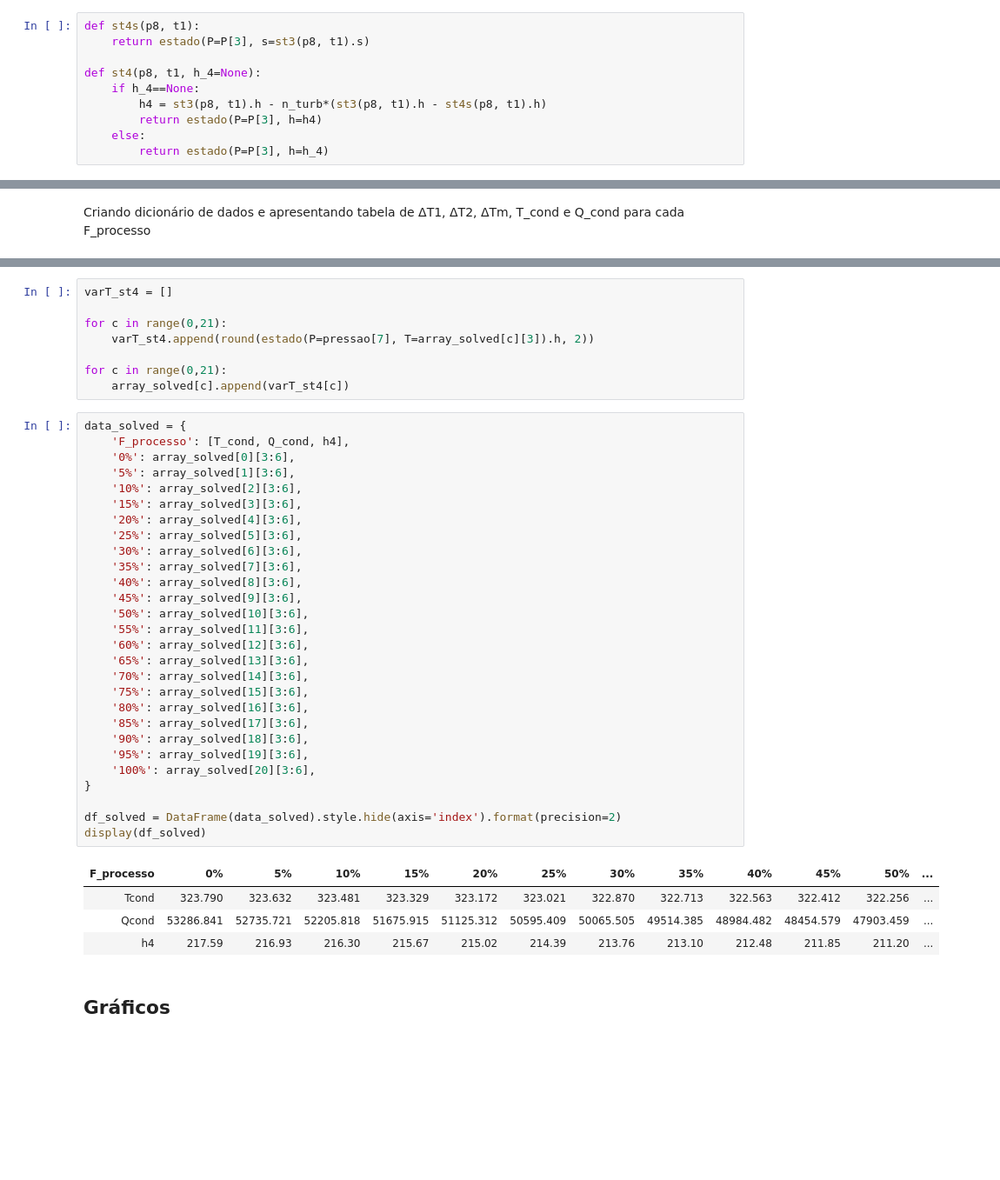
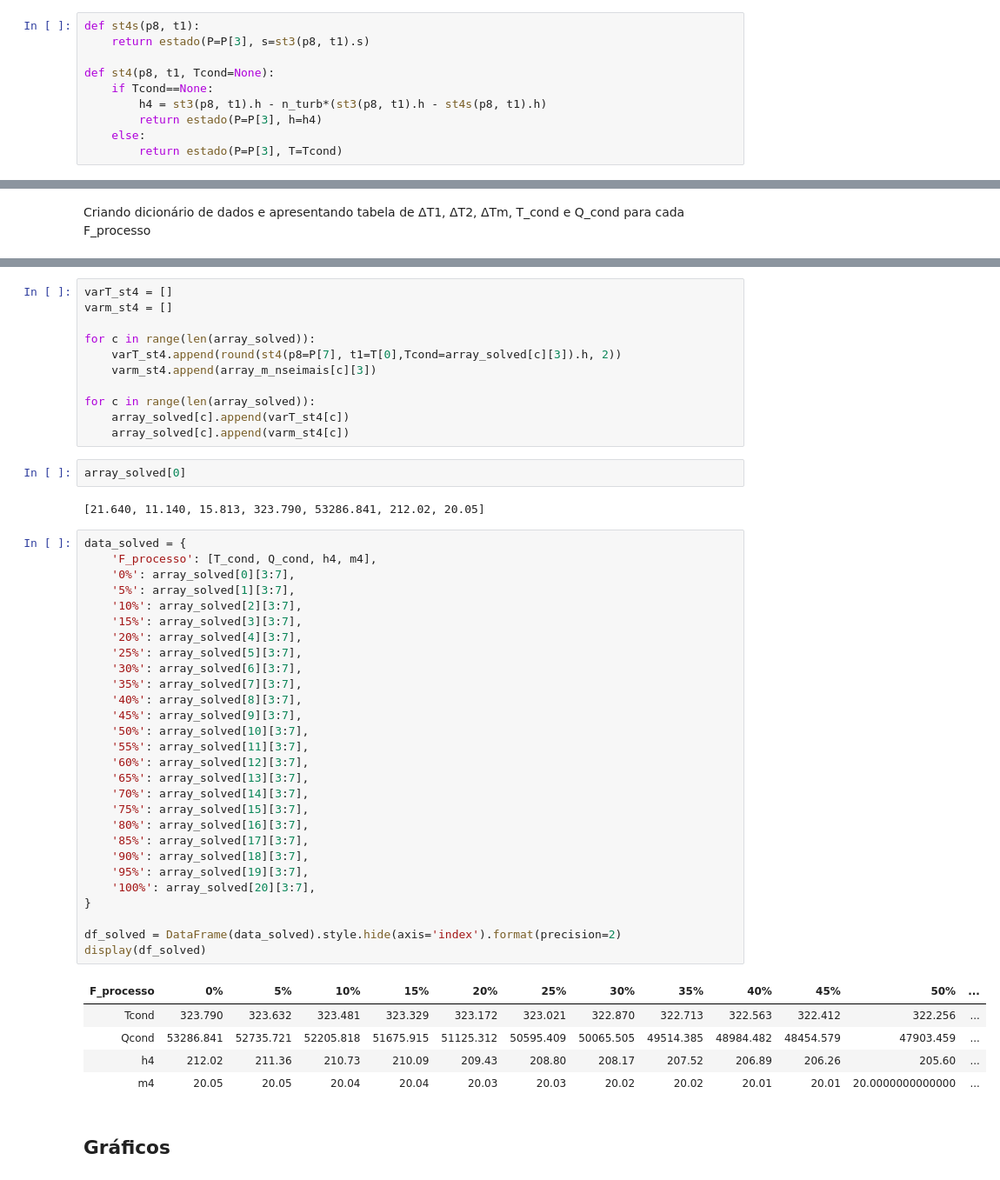
Before and after one commit to luaneng/gdv, a Jupyter notebook: projeto/main.ipynb, the cells around one changed output, grey strips where cells are left out. Shown at 87% size. Drawn from its saved outputs; the diff is of its cells as text; blank space fills up the shorter version.

```diff
--- a/projeto/main.ipynb
+++ b/projeto/main.ipynb
@@ -144,12 +144,12 @@ $$ st_{4}: st_{4}(P_{4}, h_{4}) $$
 def st4s(p8, t1):
     return estado(P=P[3], s=st3(p8, t1).s)
 
-def st4(p8, t1, h_4=None):
-    if h_4==None:
+def st4(p8, t1, Tcond=None):
+    if Tcond==None:
         h4 = st3(p8, t1).h - n_turb*(st3(p8, t1).h - st4s(p8, t1).h)
         return estado(P=P[3], h=h4)
     else:
-        return estado(P=P[3], h=h_4)
+        return estado(P=P[3], T=Tcond)
 # %% [markdown]
 Definindo estados a partir da equação de eficiência isentrópica para bombas
 # %% [markdown]
@@ -648,44 +667,52 @@ Criando dicionário de dados e apresentando tabela de ΔT1, ΔT2, ΔTm, T_cond e
 # %%
 varT_st4 = []
+varm_st4 = []
 
-for c in range(0,21):
-    varT_st4.append(round(estado(P=pressao[7], T=array_solved[c][3]).h, 2))
+for c in range(len(array_solved)):
+    varT_st4.append(round(st4(p8=P[7], t1=T[0],Tcond=array_solved[c][3]).h, 2))
+    varm_st4.append(array_m_nseimais[c][3])
 
-for c in range(0,21):
+for c in range(len(array_solved)):
     array_solved[c].append(varT_st4[c])
+    array_solved[c].append(varm_st4[c])
+# %%
+array_solved[0]
+# %% [output]
+[21.640, 11.140, 15.813, 323.790, 53286.841, 212.02, 20.05]
 # %%
 data_solved = {
-    'F_processo': [T_cond, Q_cond, h4],
-    '0%': array_solved[0][3:6],
-    '5%': array_solved[1][3:6],
-    '10%': array_solved[2][3:6],
-    '15%': array_solved[3][3:6],
-    '20%': array_solved[4][3:6],
-    '25%': array_solved[5][3:6],
-    '30%': array_solved[6][3:6],
-    '35%': array_solved[7][3:6],
-    '40%': array_solved[8][3:6],
-    '45%': array_solved[9][3:6],
-    '50%': array_solved[10][3:6],
-    '55%': array_solved[11][3:6],
-    '60%': array_solved[12][3:6],
-    '65%': array_solved[13][3:6],
-    '70%': array_solved[14][3:6],
-    '75%': array_solved[15][3:6],
-    '80%': array_solved[16][3:6],
-    '85%': array_solved[17][3:6],
-    '90%': array_solved[18][3:6],
-    '95%': array_solved[19][3:6],
-    '100%': array_solved[20][3:6],
+    'F_processo': [T_cond, Q_cond, h4, m4],
+    '0%': array_solved[0][3:7],
+    '5%': array_solved[1][3:7],
+    '10%': array_solved[2][3:7],
+    '15%': array_solved[3][3:7],
+    '20%': array_solved[4][3:7],
+    '25%': array_solved[5][3:7],
+    '30%': array_solved[6][3:7],
+    '35%': array_solved[7][3:7],
+    '40%': array_solved[8][3:7],
+    '45%': array_solved[9][3:7],
+    '50%': array_solved[10][3:7],
+    '55%': array_solved[11][3:7],
+    '60%': array_solved[12][3:7],
+    '65%': array_solved[13][3:7],
+    '70%': array_solved[14][3:7],
+    '75%': array_solved[15][3:7],
+    '80%': array_solved[16][3:7],
+    '85%': array_solved[17][3:7],
+    '90%': array_solved[18][3:7],
+    '95%': array_solved[19][3:7],
+    '100%': array_solved[20][3:7],
 }
 
 df_solved = DataFrame(data_solved).style.hide(axis='index').format(precision=2)
 display(df_solved)
 # %% [output]
 | F_processo | 0% | 5% | 10% | 15% | 20% | 25% | 30% | 35% | 40% | 45% | 50% | ... |
 | Tcond | 323.790 | 323.632 | 323.481 | 323.329 | 323.172 | 323.021 | 322.870 | 322.713 | 322.563 | 322.412 | 322.256 | ... |
 | Qcond | 53286.841 | 52735.721 | 52205.818 | 51675.915 | 51125.312 | 50595.409 | 50065.505 | 49514.385 | 48984.482 | 48454.579 | 47903.459 | ... |
-| h4 | 217.59 | 216.93 | 216.30 | 215.67 | 215.02 | 214.39 | 213.76 | 213.10 | 212.48 | 211.85 | 211.20 | ... |
+| h4 | 212.02 | 211.36 | 210.73 | 210.09 | 209.43 | 208.80 | 208.17 | 207.52 | 206.89 | 206.26 | 205.60 | ... |
+| m4 | 20.05 | 20.05 | 20.04 | 20.04 | 20.03 | 20.03 | 20.02 | 20.02 | 20.01 | 20.01 | 20.0000000000000 | ... |
 # %% [markdown]
 ## Gráficos ##
 # %% [markdown]
```
Also changed, not shown: parts of 14 cells of this notebook.
